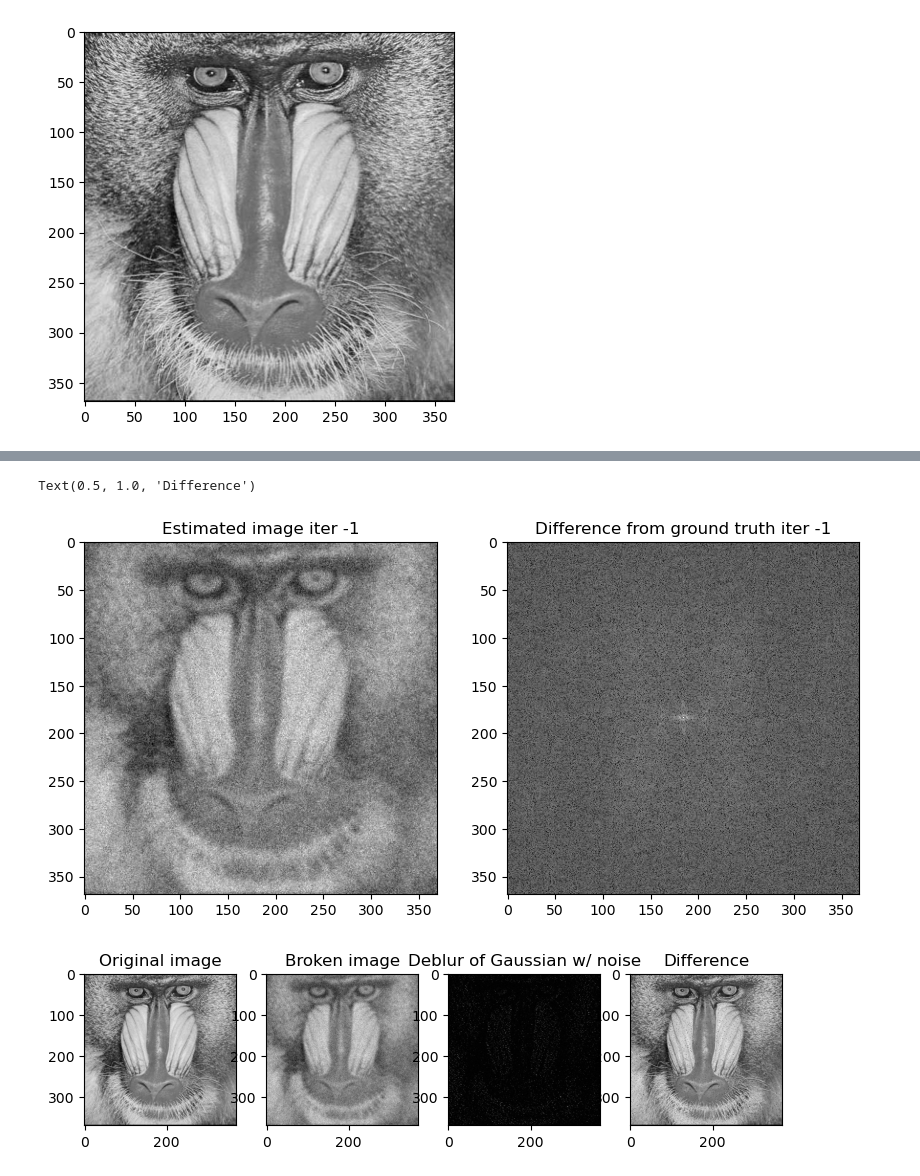
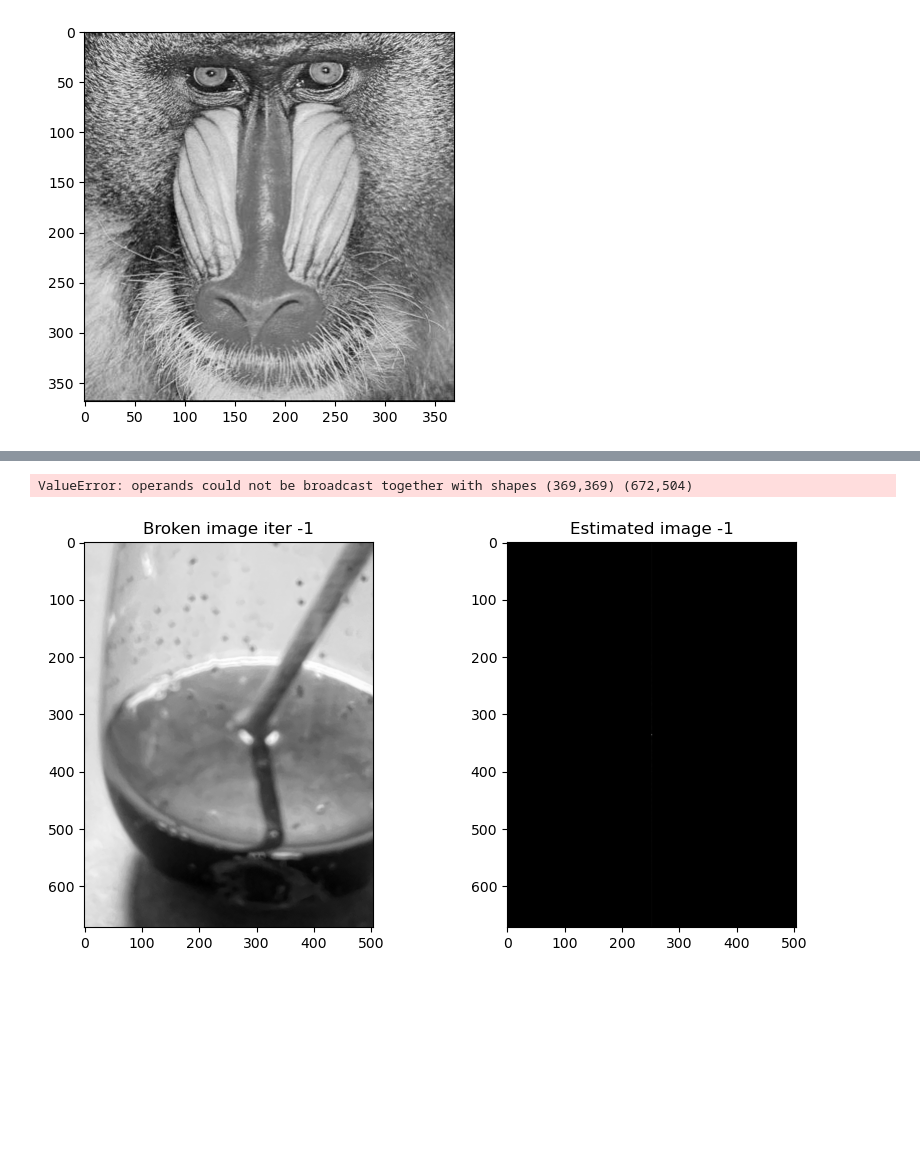
Before and after one commit to ADY-YDA/Blind-Image-Deconvolution, a Jupyter notebook: Expectation-Maximization.ipynb, the cells around one changed output, grey strips where cells are left out. Drawn from its saved outputs; the diff is of its cells as text; code cells hidden in the pictures; blank space fills up the shorter version.

Commit message:
some example photographs with blur

```diff
--- a/Expectation-Maximization.ipynb
+++ b/Expectation-Maximization.ipynb
@@ -222,7 +222,7 @@ def psf_estimate(Iog, Ii, n, noise_signal_ratio=0.001):
     variance = covariance(np.log10(1+np.abs(fftshift(Iif))))
     n_variance = (1/Ii.shape[0]**2)*np.sum(variance+1/(Ii.shape[0]**2)*np.abs(wienerfilter)**2)
     print(n_variance)
-    H = (Iif*np.conj(wienerfilter))/((Ii.shape[0]**2)*n_variance)
+    H = (Iif*np.conj(wienerfilter))/((Ii.shape[0]**2)*n_variance+epsilon)
     plt.imshow(np.log10(1+np.abs(fftshift(H))), aspect="equal", cmap="gray")
     filename = f'./test7/baboon_{1+n}.png'
     plt.savefig(filename)
@@ -284,6 +284,40 @@ def EM_loop(Ig, Ii, k):
         plt.close()
 
     return (estimated_image/estimated_image.max())*Ig.max()
+# %%
+# iterative loop without ground truth
+def EM_loop(Ii, k):
+    estimated_image = Ii
+    plt.figure(figsize=(10,5))
+    IP.subplot(1,2,1);imshow(Ii, aspect="equal", cmap="gray"); plt.title(f'Broken image iter -1')
+    IP.subplot(1,2,2);imshow(estimated_image, aspect="equal", cmap="gray"); plt.title(f'Estimated image -1')
+
+    filename = f'./test10/baboon_0.png'
+    plt.savefig(filename)
+    for i in range(k):
+        psf = psf_estimate(Ii, estimated_image, i, 0.001)
+        estimated_image_fft = fft2(estimated_image)
+        psf_fft = fft2(psf, estimated_image.shape)
+        psf_fft = psf_fft/psf_fft.sum()
+
+        #penalty term
+
+        #deconvolution
+        epsilon = 1e-10
+        decon_fft = estimated_image_fft / (psf_fft + epsilon)
+
+        estimated_image = np.abs(ifft2(decon_fft))
+        estimated_image = estimated_image/estimated_image.max()*Ii.max()
+        plt.figure(figsize=(10,5))
+        IP.subplot(1,2,1);imshow((Ii), aspect="equal", cmap="gray"); plt.title(f'Broken image')
+        IP.subplot(1,2,2);imshow(skimage.exposure.equalize_hist(estimated_image/estimated_image.max()*Ii.max()), aspect="equal", cmap="gray"); plt.title(f'Estimated image iter {i}')
+#         IP.subplot(1,2,2);imshow((estimated_image/estimated_image.max())*Ii.max(), aspect="equal", cmap="gray"); plt.title(f'Estimated image iter {i}')
+
+        filename = f'./test10/baboon_{1+i}.png'
+        plt.savefig(filename)
+        plt.close()
+
+    return (estimated_image/estimated_image.max())*Ii.max()
 # %%
 # w = wiener_filt(I_blur, GLPF(I_blur, 10), 0.001)
 # imshow(np.abs(ifft2(w)))
@@ -292,7 +326,13 @@ def EM_loop(Ig, Ii, k):
 # IP.subplot(1,2,1);imshow(I_blur, aspect="equal", cmap="gray"); plt.title('Broken image')
 # IP.subplot(1,2,2);imshow(ww, aspect="equal", cmap="gray"); plt.title('Post Wiener')
 # %%
-estimate = EM_loop(I_truth, I_blur, 60)
+# png_I_blur = imread("keyboard.png")
+# rgb_I_blur = png_I_blur[:,:,:3]
+# I_blur = rgb2gray(rgb_I_blur)
+I_blur = rgb2gray(imread("cup.jpg"))
+I_blur = imresize(I_blur,504,672)
+# estimate = EM_loop(I_truth, I_blur, 60)
+estimate = EM_loop(I_blur, 60)
 print("final error", np.sum(np.abs(I_truth-estimate)**2))
 plt.figure(figsize=(9,3))
 IP.subplot(1,4,1);imshow(I_truth, aspect="equal", cmap="gray"); plt.title('Original image')
@@ -320,3 +360,2 @@ final error 35814.09317102996
-Text(0.5, 1.0, 'Difference')
+ValueError: operands could not be broadcast together with shapes (369,369) (672,504)
-[figure, old version]
+[figure, new version]
-[figure, removed]
```
Also changed, not shown: parts of 3 cells of this notebook, 8 other files.
